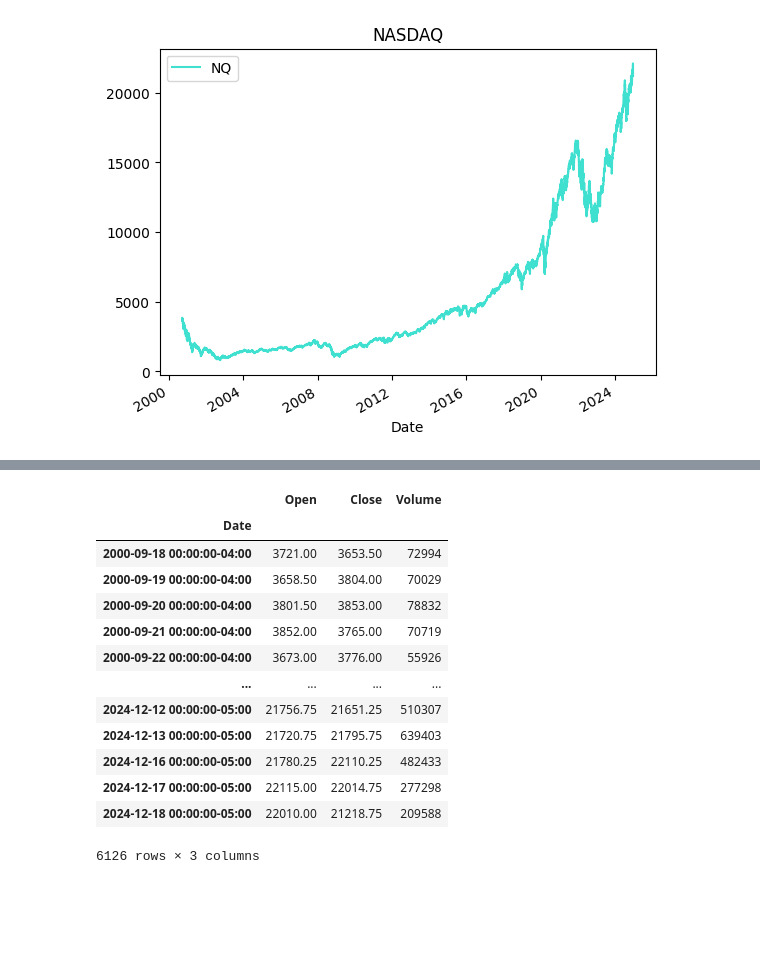
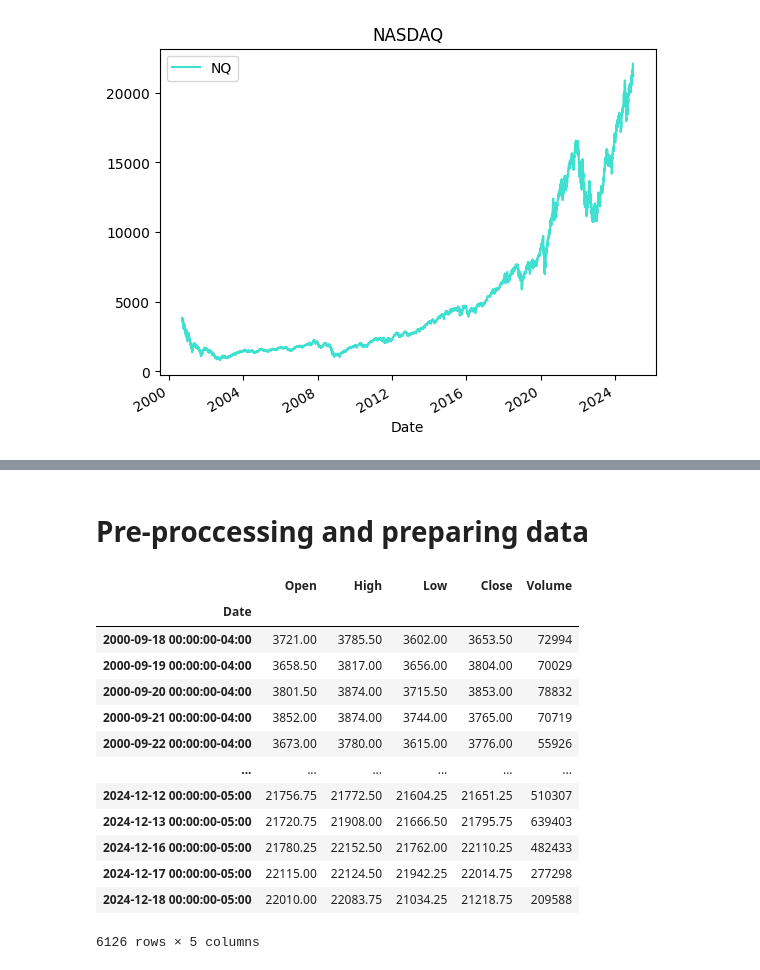
Before and after one commit to pbuitragoa33/NASDAQ-Change-Prediction, a Jupyter notebook: dataNQ.ipynb, the cells around one changed output, grey strips where cells are left out. Cells and saved outputs as stored; diff of their text form; code cells hidden in the pictures; blank space fills up the shorter version.

```diff
--- a/dataNQ.ipynb
+++ b/dataNQ.ipynb
@@ -15,19 +30,21 @@ plt.show()
+# %% [markdown]
+# **Pre-proccessing and preparing data**
 # %%
 data_nq = data_nq.dropna()
-data_nq = data_nq.drop(columns= ['Dividends', 'Stock Splits', 'High', 'Low'])
+data_nq = data_nq.drop(columns= ['Dividends', 'Stock Splits'])
 data_nq
 # %% [output]
-|  | Open | Close | Volume |
-| Date |  |  |  |
-| 2000-09-18 00:00:00-04:00 | 3721.00 | 3653.50 | 72994 |
-| 2000-09-19 00:00:00-04:00 | 3658.50 | 3804.00 | 70029 |
-| 2000-09-20 00:00:00-04:00 | 3801.50 | 3853.00 | 78832 |
-| 2000-09-21 00:00:00-04:00 | 3852.00 | 3765.00 | 70719 |
-| 2000-09-22 00:00:00-04:00 | 3673.00 | 3776.00 | 55926 |
-| ... | ... | ... | ... |
-| 2024-12-12 00:00:00-05:00 | 21756.75 | 21651.25 | 510307 |
-| 2024-12-13 00:00:00-05:00 | 21720.75 | 21795.75 | 639403 |
-| 2024-12-16 00:00:00-05:00 | 21780.25 | 22110.25 | 482433 |
-| 2024-12-17 00:00:00-05:00 | 22115.00 | 22014.75 | 277298 |
-| 2024-12-18 00:00:00-05:00 | 22010.00 | 21218.75 | 209588 |
+|  | Open | High | Low | Close | Volume |
+| Date |  |  |  |  |  |
+| 2000-09-18 00:00:00-04:00 | 3721.00 | 3785.50 | 3602.00 | 3653.50 | 72994 |
+| 2000-09-19 00:00:00-04:00 | 3658.50 | 3817.00 | 3656.00 | 3804.00 | 70029 |
+| 2000-09-20 00:00:00-04:00 | 3801.50 | 3874.00 | 3715.50 | 3853.00 | 78832 |
+| 2000-09-21 00:00:00-04:00 | 3852.00 | 3874.00 | 3744.00 | 3765.00 | 70719 |
+| 2000-09-22 00:00:00-04:00 | 3673.00 | 3780.00 | 3615.00 | 3776.00 | 55926 |
+| ... | ... | ... | ... | ... | ... |
+| 2024-12-12 00:00:00-05:00 | 21756.75 | 21772.50 | 21604.25 | 21651.25 | 510307 |
+| 2024-12-13 00:00:00-05:00 | 21720.75 | 21908.00 | 21666.50 | 21795.75 | 639403 |
+| 2024-12-16 00:00:00-05:00 | 21780.25 | 22152.50 | 21762.00 | 22110.25 | 482433 |
+| 2024-12-17 00:00:00-05:00 | 22115.00 | 22124.50 | 21942.25 | 22014.75 | 277298 |
+| 2024-12-18 00:00:00-05:00 | 22010.00 | 22083.75 | 21034.25 | 21218.75 | 209588 |
-6126 rows × 3 columns
+6126 rows × 5 columns
```
Also changed, not shown: parts of 21 cells of this notebook.
